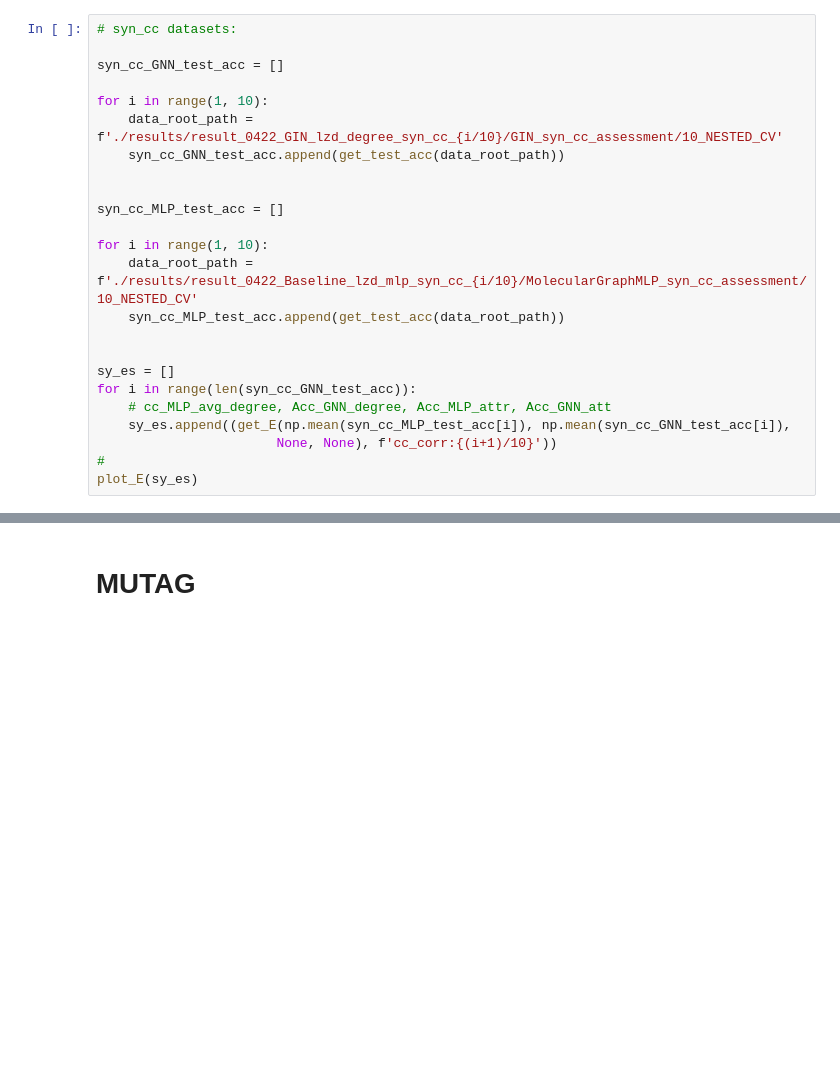
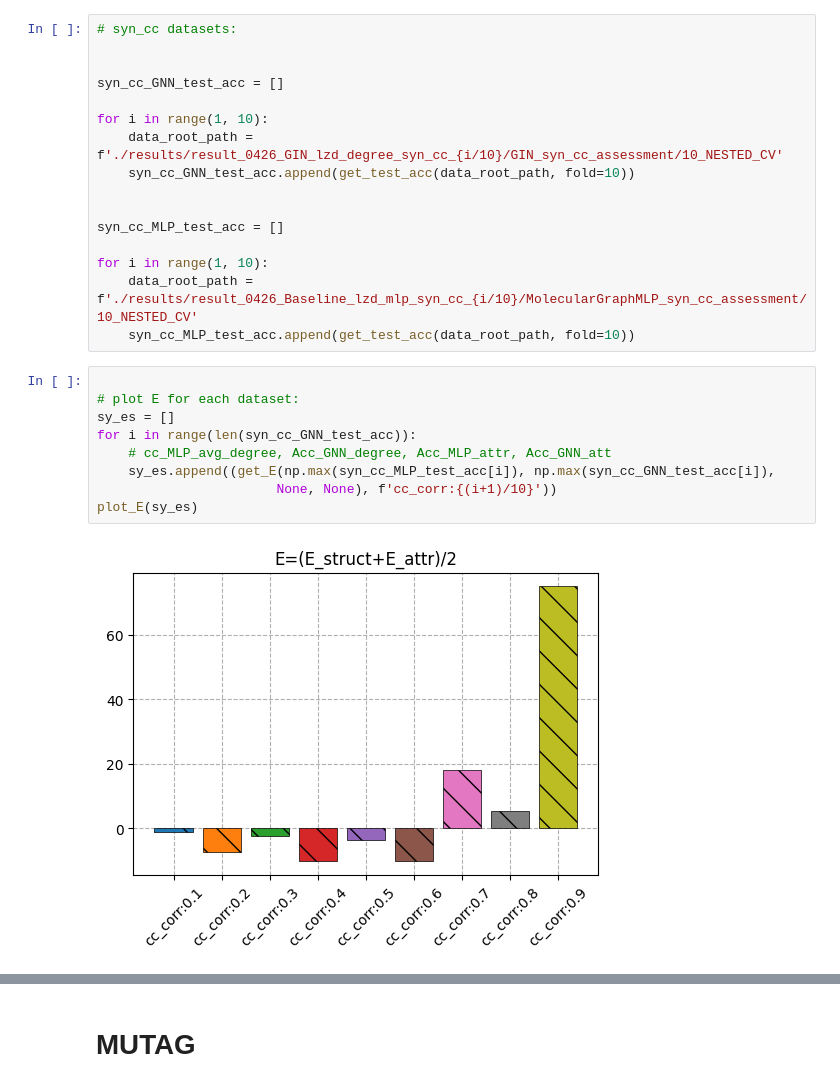
Before and after one commit to ICLab4DL/GNNBenchEffectiveness, a Jupyter notebook: generate_regression_data.ipynb, the cells around one changed output, grey strips where cells are left out. Saved outputs shown, nothing was run; the diff lists cells and outputs as text; blank space fills up the shorter version.

```diff
--- a/generate_regression_data.ipynb
+++ b/generate_regression_data.ipynb
@@ -332,25 +341,28 @@ def load_datasets(file_name):
     return datasets
 # %%
 # syn_cc datasets:
+
 
 syn_cc_GNN_test_acc = []
 
 for i in range(1, 10):
-    data_root_path = f'./results/result_0422_GIN_lzd_degree_syn_cc_{i/10}/GIN_syn_cc_assessment/10_NESTED_CV'
-    syn_cc_GNN_test_acc.append(get_test_acc(data_root_path))
+    data_root_path = f'./results/result_0426_GIN_lzd_degree_syn_cc_{i/10}/GIN_syn_cc_assessment/10_NESTED_CV'
+    syn_cc_GNN_test_acc.append(get_test_acc(data_root_path, fold=10))
 
 
 syn_cc_MLP_test_acc = []
 
 for i in range(1, 10):
-    data_root_path = f'./results/result_0422_Baseline_lzd_mlp_syn_cc_{i/10}/MolecularGraphMLP_syn_cc_assessment/10_NESTED_CV'
-    syn_cc_MLP_test_acc.append(get_test_acc(data_root_path))
-
-
-sy_es = []
-for i in range(len(syn_cc_GNN_test_acc)):
-    # cc_MLP_avg_degree, Acc_GNN_degree, Acc_MLP_attr, Acc_GNN_att
-    sy_es.append((get_E(np.mean(syn_cc_MLP_test_acc[i]), np.mean(syn_cc_GNN_test_acc[i]),
-                       None, None), f'cc_corr:{(i+1)/10}'))
-#
-plot_E(sy_es)
+    data_root_path = f'./results/result_0426_Baseline_lzd_mlp_syn_cc_{i/10}/MolecularGraphMLP_syn_cc_assessment/10_NESTED_CV'
+    syn_cc_MLP_test_acc.append(get_test_acc(data_root_path, fold=10))
+# %%
+
+# plot E for each dataset:
+sy_es = []
+for i in range(len(syn_cc_GNN_test_acc)):
+    # cc_MLP_avg_degree, Acc_GNN_degree, Acc_MLP_attr, Acc_GNN_att
+    sy_es.append((get_E(np.max(syn_cc_MLP_test_acc[i]), np.max(syn_cc_GNN_test_acc[i]),
+                       None, None), f'cc_corr:{(i+1)/10}'))
+plot_E(sy_es)
+# %% [output]
+[figure, added]
```
Also changed, not shown: parts of 18 cells of this notebook, 15 other files.
